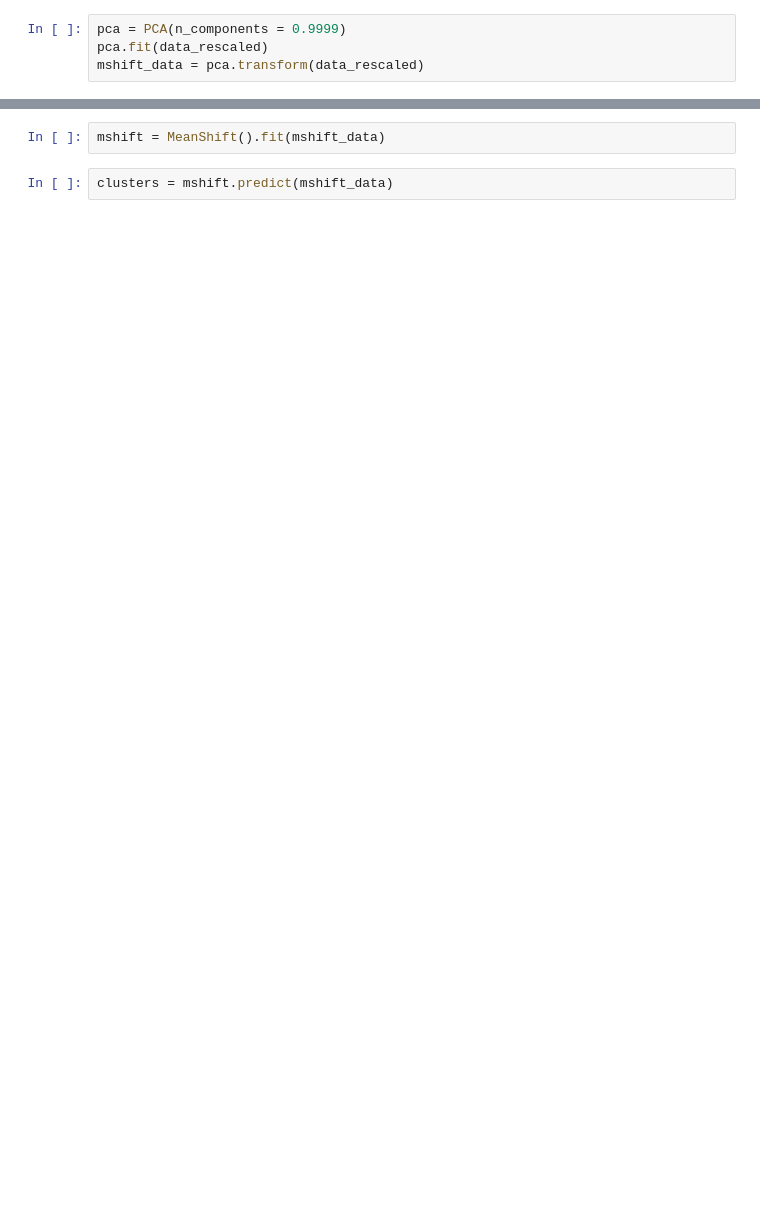
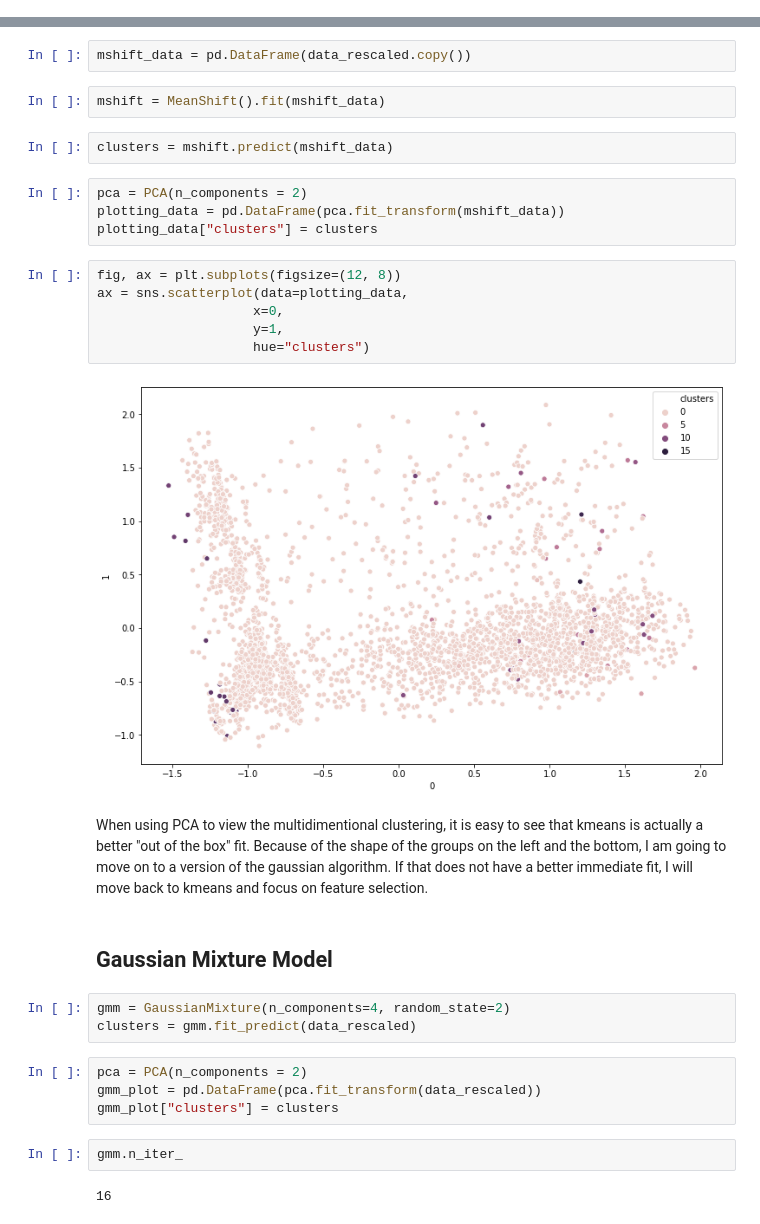
Before and after one commit to ejh56/food-access, a Jupyter notebook: Clustering-Models-Exploration.ipynb, the cells around one changed output, grey strips where cells are left out. Cells and saved outputs as stored; diff of their text form; blank space fills up the shorter version.

```diff
--- a/Clustering-Models-Exploration.ipynb
+++ b/Clustering-Models-Exploration.ipynb
@@ -31,7 +35,3 @@ scaler = MinMaxScaler()
 data_rescaled = scaler.fit_transform(merged_df)
 # %% [markdown]
 ## Mean Shift
-# %%
-pca = PCA(n_components = 0.9999)
-pca.fit(data_rescaled)
-mshift_data = pca.transform(data_rescaled)
@@ -38,4 +40,33 @@ mshift_data = pca.transform(data_rescaled)
+# %%
+mshift_data = pd.DataFrame(data_rescaled.copy())
 # %%
 mshift = MeanShift().fit(mshift_data)
 # %%
 clusters = mshift.predict(mshift_data)
+# %%
+pca = PCA(n_components = 2)
+plotting_data = pd.DataFrame(pca.fit_transform(mshift_data))
+plotting_data["clusters"] = clusters
+# %%
+fig, ax = plt.subplots(figsize=(12, 8))
+ax = sns.scatterplot(data=plotting_data,
+                    x=0,
+                    y=1,
+                    hue="clusters")
+# %% [output]
+[figure, added]
+# %% [markdown]
+When using PCA to view the multidimentional clustering, it is easy to see that kmeans is actually a better "out of the box" fit. Because of the shape of the groups on the left and the bottom, I am going to move on to a version of the gaussian algorithm. If that does not have a better immediate fit, I will move back to kmeans and focus on feature selection.
+# %% [markdown]
+## Gaussian Mixture Model
+# %%
+gmm = GaussianMixture(n_components=4, random_state=2)
+clusters = gmm.fit_predict(data_rescaled)
+# %%
+pca = PCA(n_components = 2)
+gmm_plot = pd.DataFrame(pca.fit_transform(data_rescaled))
+gmm_plot["clusters"] = clusters
+# %%
+gmm.n_iter_
+# %% [output]
+16
```
Also changed, not shown: parts of 48 cells of this notebook, 50 other files.
